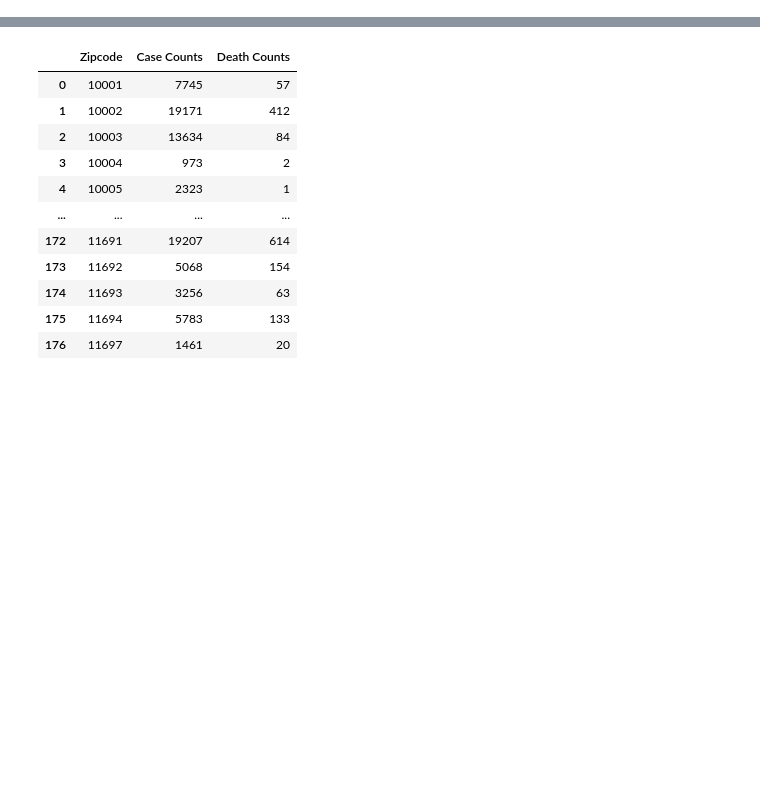
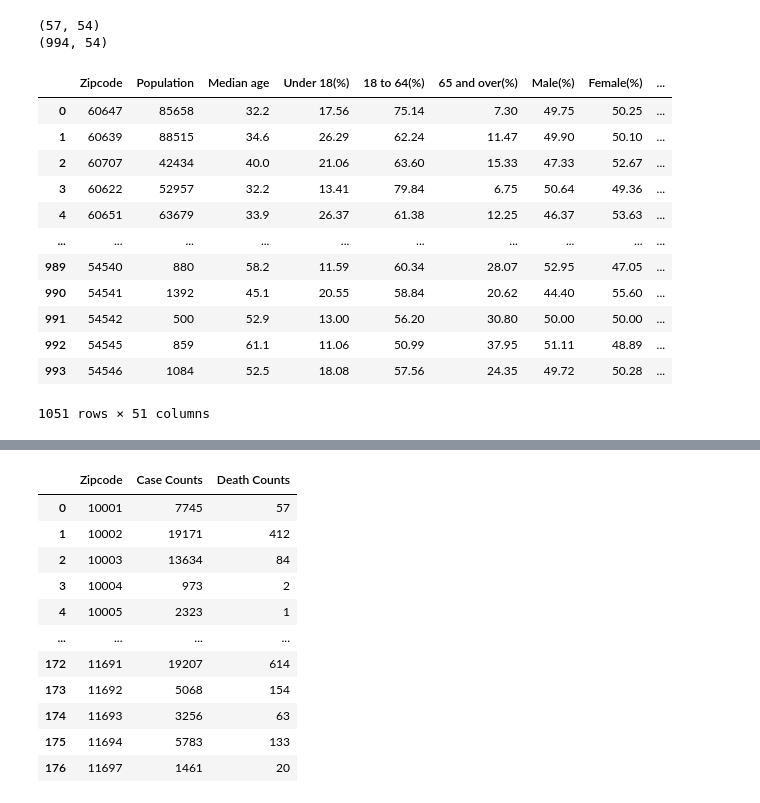
Before and after one commit to uic-cs418/modeling-the-pandemic, a Jupyter notebook: nguyen-notebook.ipynb, the cells around one changed output, grey strips where cells are left out. Saved outputs shown, nothing was run; the diff lists cells and outputs as text; code cells hidden in the pictures; blank space fills up the shorter version.

```diff
--- a/nguyen-notebook.ipynb
+++ b/nguyen-notebook.ipynb
@@ -8,0 +15,25 @@ import warnings
+# %%
+df1 = pd.read_csv("Chicago-Covid-SocioDemographics-Cases-Deaths.csv")
+
+df2 = pd.read_csv("socio-demographic-and-death-counts.csv")
+print(df1.shape)
+print(df2.shape)
+df = pd.concat([df1, df2])
+df = df.drop(['Death Counts', 'Case Counts','Case Counts(Per 1000)'], axis=1)
+df
+# %% [output]
+(57, 54)
+(994, 54)
+|  | Zipcode | Population | Median age | Under 18(%) | 18 to 64(%) | 65 and over(%) | Male(%) | Female(%) | ... |
+| 0 | 60647 | 85658 | 32.2 | 17.56 | 75.14 | 7.30 | 49.75 | 50.25 | ... |
+| 1 | 60639 | 88515 | 34.6 | 26.29 | 62.24 | 11.47 | 49.90 | 50.10 | ... |
+| 2 | 60707 | 42434 | 40.0 | 21.06 | 63.60 | 15.33 | 47.33 | 52.67 | ... |
+| 3 | 60622 | 52957 | 32.2 | 13.41 | 79.84 | 6.75 | 50.64 | 49.36 | ... |
+| 4 | 60651 | 63679 | 33.9 | 26.37 | 61.38 | 12.25 | 46.37 | 53.63 | ... |
+| ... | ... | ... | ... | ... | ... | ... | ... | ... | ... |
+| 989 | 54540 | 880 | 58.2 | 11.59 | 60.34 | 28.07 | 52.95 | 47.05 | ... |
+| 990 | 54541 | 1392 | 45.1 | 20.55 | 58.84 | 20.62 | 44.40 | 55.60 | ... |
+| 991 | 54542 | 500 | 52.9 | 13.00 | 56.20 | 30.80 | 50.00 | 50.00 | ... |
+| 992 | 54545 | 859 | 61.1 | 11.06 | 50.99 | 37.95 | 51.11 | 48.89 | ... |
+| 993 | 54546 | 1084 | 52.5 | 18.08 | 57.56 | 24.35 | 49.72 | 50.28 | ... |
+1051 rows × 51 columns
```
Also changed, not shown: parts of 7 cells of this notebook.
